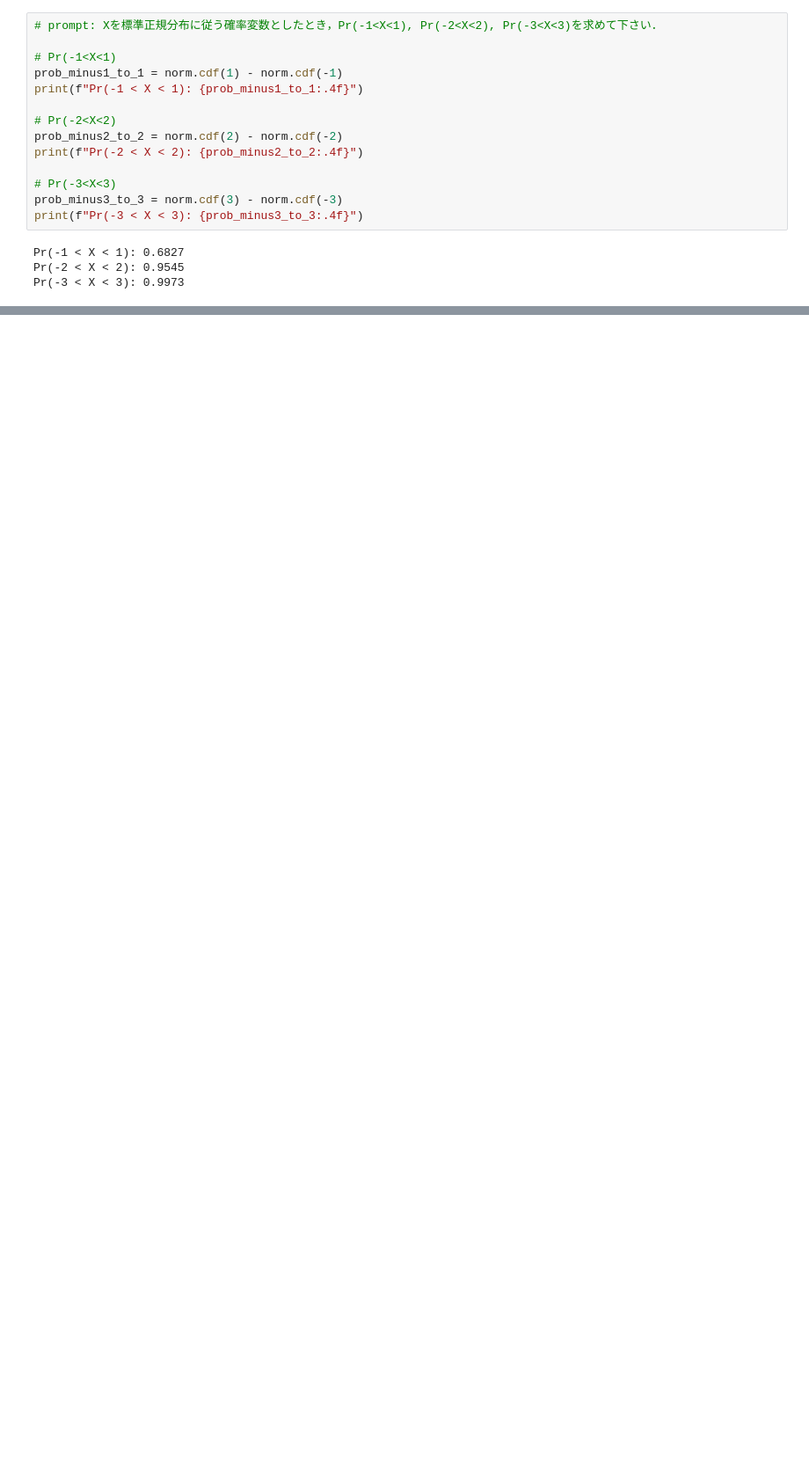
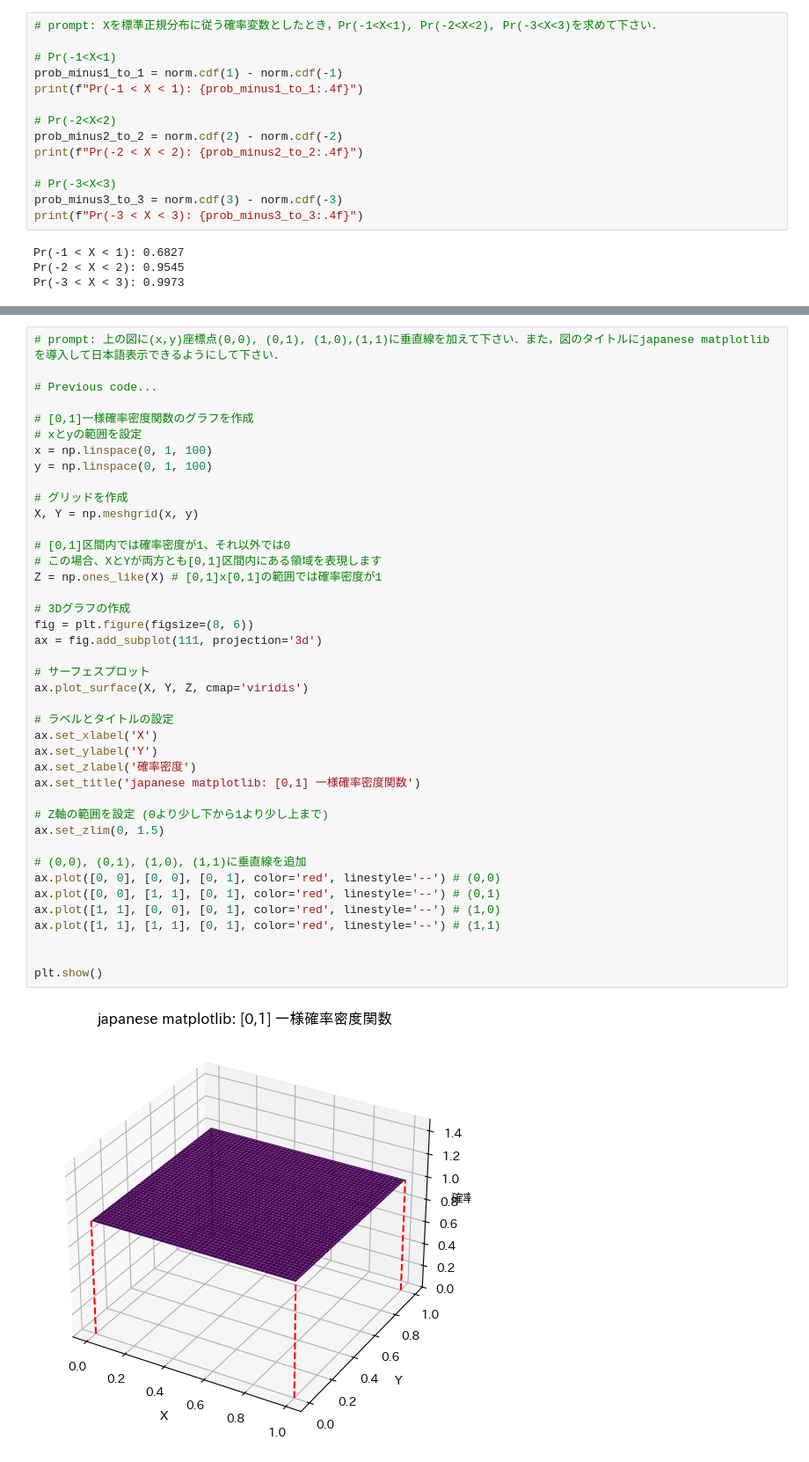
Before and after one commit to Hideki-Iwaki-TUS/FinancialMath, a Jupyter notebook: FinancialMath.ipynb, the cells around one changed output, grey strips where cells are left out. Shown at 88% size. Cells and saved outputs as stored; diff of their text form; blank space fills up the shorter version.

```diff
--- a/FinancialMath.ipynb
+++ b/FinancialMath.ipynb
@@ -779,0 +852,43 @@ Pr(-3 < X < 3): 0.9973
+# %%
+# prompt: 上の図に(x,y)座標点(0,0), (0,1), (1,0),(1,1)に垂直線を加えて下さい．また，図のタイトルにjapanese matplotlibを導入して日本語表示できるようにして下さい．
+
+# Previous code...
+
+# [0,1]一様確率密度関数のグラフを作成
+# xとyの範囲を設定
+x = np.linspace(0, 1, 100)
+y = np.linspace(0, 1, 100)
+
+# グリッドを作成
+X, Y = np.meshgrid(x, y)
+
+# [0,1]区間内では確率密度が1、それ以外では0
+# この場合、XとYが両方とも[0,1]区間内にある領域を表現します
+Z = np.ones_like(X) # [0,1]x[0,1]の範囲では確率密度が1
+
+# 3Dグラフの作成
+fig = plt.figure(figsize=(8, 6))
+ax = fig.add_subplot(111, projection='3d')
+
+# サーフェスプロット
+ax.plot_surface(X, Y, Z, cmap='viridis')
+
+# ラベルとタイトルの設定
+ax.set_xlabel('X')
+ax.set_ylabel('Y')
+ax.set_zlabel('確率密度')
+ax.set_title('japanese matplotlib: [0,1] 一様確率密度関数')
+
+# Z軸の範囲を設定 (0より少し下から1より少し上まで)
+ax.set_zlim(0, 1.5)
+
+# (0,0), (0,1), (1,0), (1,1)に垂直線を追加
+ax.plot([0, 0], [0, 0], [0, 1], color='red', linestyle='--') # (0,0)
+ax.plot([0, 0], [1, 1], [0, 1], color='red', linestyle='--') # (0,1)
+ax.plot([1, 1], [0, 0], [0, 1], color='red', linestyle='--') # (1,0)
+ax.plot([1, 1], [1, 1], [0, 1], color='red', linestyle='--') # (1,1)
+
+
+plt.show()
+# %% [output]
+[figure, added]
```
Also changed, not shown: parts of 3 cells of this notebook.
